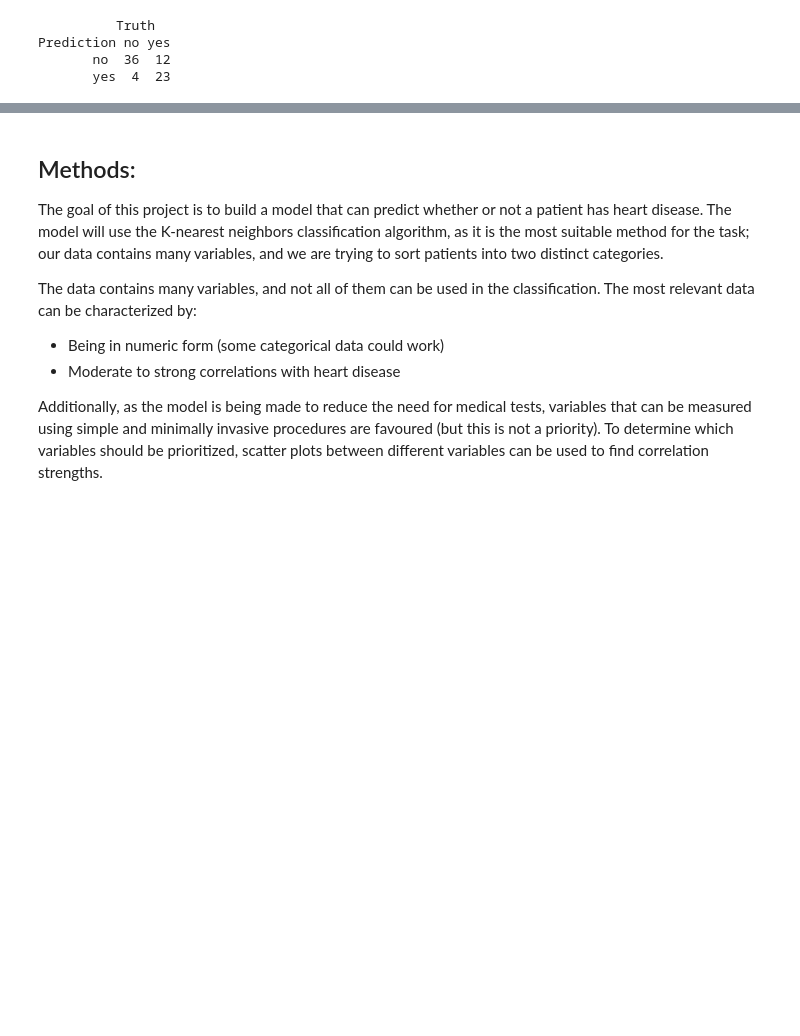
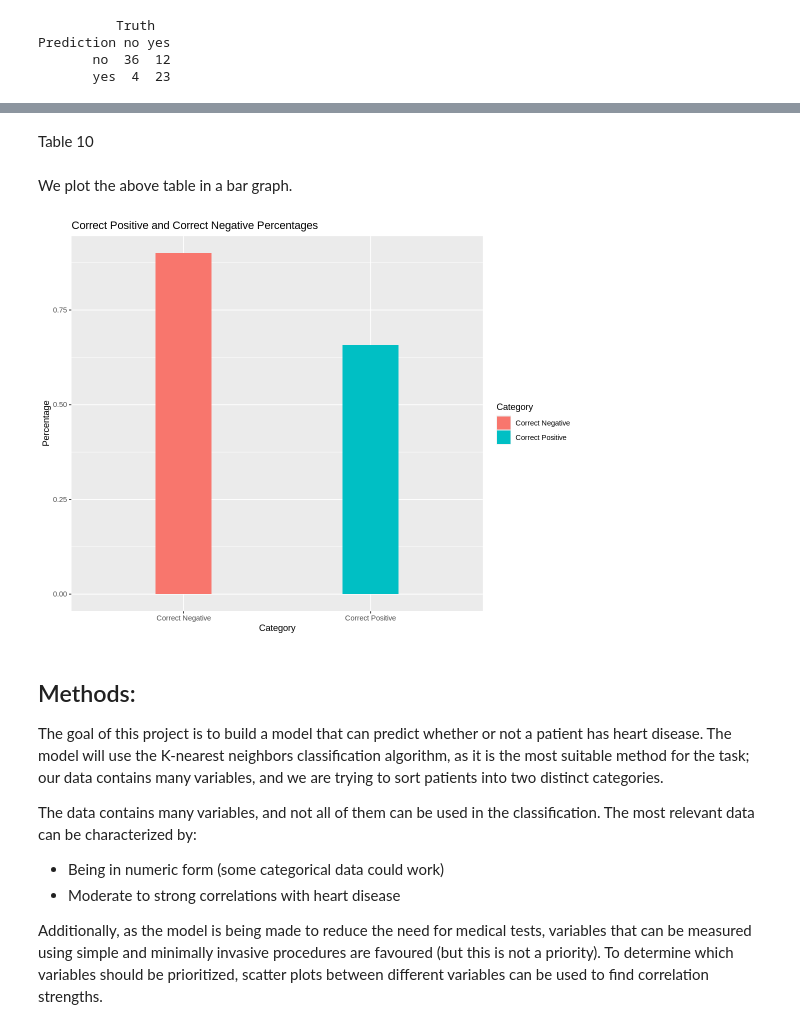
Before and after one commit to latmerlin/dsci100, a Jupyter notebook: Cleveland-final.ipynb, the cells around one changed output, grey strips where cells are left out. Saved outputs shown, nothing was run; the diff lists cells and outputs as text; code cells hidden in the pictures; blank space fills up the shorter version.

```diff
--- a/Cleveland-final.ipynb
+++ b/Cleveland-final.ipynb
@@ -363,0 +368,11 @@ combined_metrics
+# %%
+# calculate the percentage of our classifier correctly predict a positive label and a negative respectively
+correct_positive_percent <- 23 / (12 + 23)
+correct_negative_percent <- 36 / (36 + 4)
+
+# Create a data frame with the percentages
+percentages_df <- data.frame(
+  Category = c("Correct Positive", "Correct Negative"),
+  Percentage = c(correct_positive_percent, correct_negative_percent)
+)
+percentages_df
@@ -364,12 +385,15 @@ combined_metrics
+# %% [markdown]
+Table 10
+# %% [markdown]
+We plot the above table in a bar graph.
 # %%
-# this visulization need to be changed to something else
-conf_bar <- ggplot(combined_metrics, aes(x = .metric, y = .estimate, fill = .metric)) +
-  geom_bar(stat = "identity",width = 0.5) +
-  labs(x = '', y = 'Percentage', title = 'Model Performance Metrics') +
-  ylim(0, 1) +
-  theme_minimal() +
-  theme(legend.position = "none")
-conf_bar
+# Create a bar plot
+options(repr.plot.width= 9, repr.plot.height = 7)
+ggplot(percentages_df, aes(x = Category, y = Percentage, fill = Category)) +
+  geom_bar(stat = "identity",width = 0.3) +
+  labs(title = "Correct Positive and Correct Negative Percentages", y = "Percentage")
+# %% [output]
+[figure, added]
 # %% [markdown]
 ## Methods:
 The goal of this project is to build a model that can predict whether or not a patient has heart disease.
```
Also changed, not shown: parts of 38 cells of this notebook.
